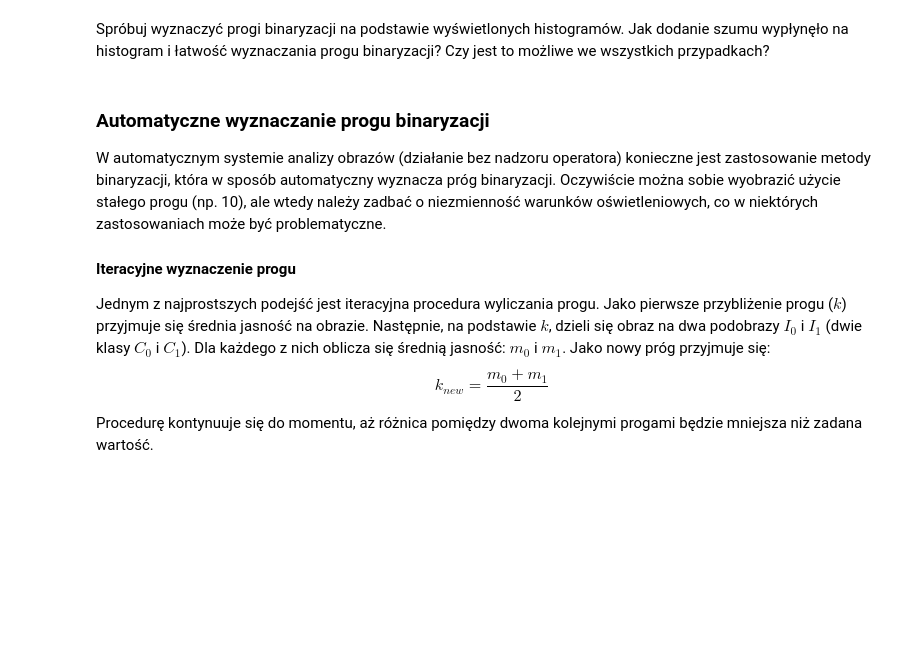
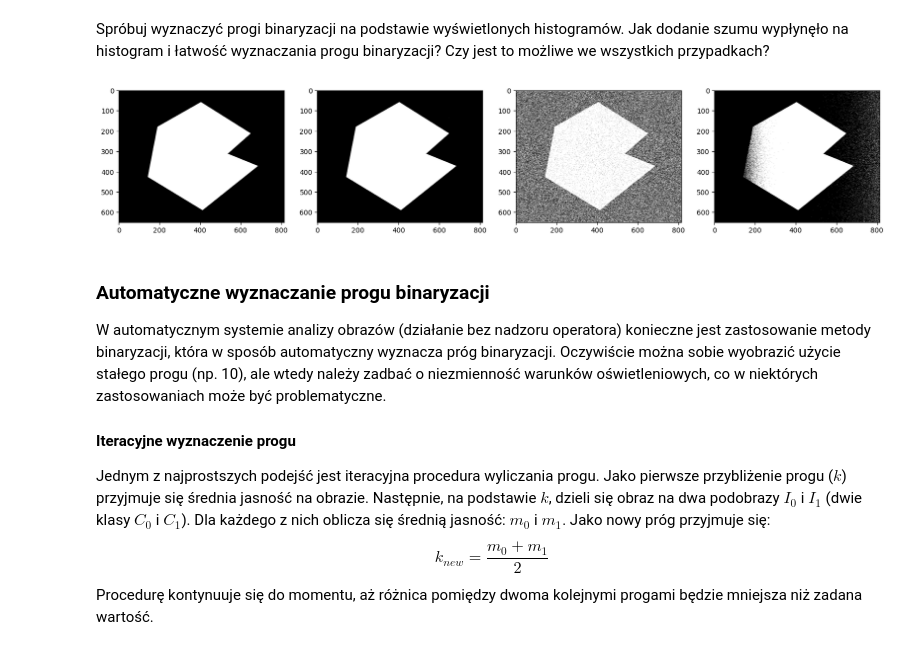
Before and after one commit to krudny/Image-processing, a Jupyter notebook: Lab4-binarization/04_thresholding.ipynb, the cells around one changed output. Saved outputs shown, nothing was run; the diff lists cells and outputs as text; code cells hidden in the pictures; blank space fills up the shorter version.

```diff
--- a/Lab4-binarization/04_thresholding.ipynb
+++ b/Lab4-binarization/04_thresholding.ipynb
@@ -112,6 +122,17 @@ Użyj obrazy:
 Spróbuj wyznaczyć progi binaryzacji na podstawie wyświetlonych histogramów.
 Jak dodanie szumu wypłynęło na histogram i łatwość wyznaczania progu binaryzacji?
 Czy jest to możliwe we wszystkich przypadkach?
+# %%
+bin_values = [120, 130, 80, 50]
+
+fig, ax = plt.subplots(1, 4, figsize=(20, 20))
+
+for num in range(4):
+    img = read_img(f"figura{num + 1}.png")
+    bin = binarize(img, bin_values[num])
+    ax[num].imshow(bin)
+# %% [output]
+[figure, added]
 # %% [markdown]
 ### Automatyczne wyznaczanie progu binaryzacji
 
```
Also changed, not shown: parts of 3 cells of this notebook.
